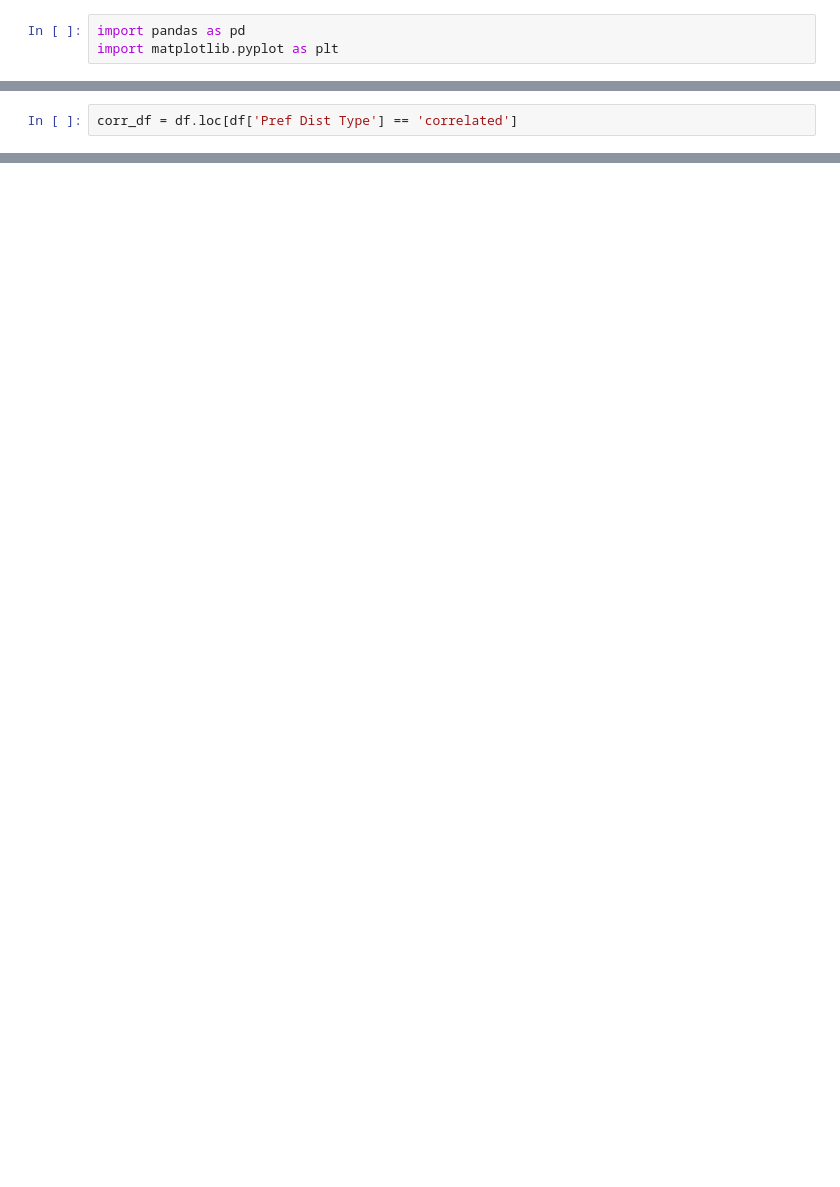
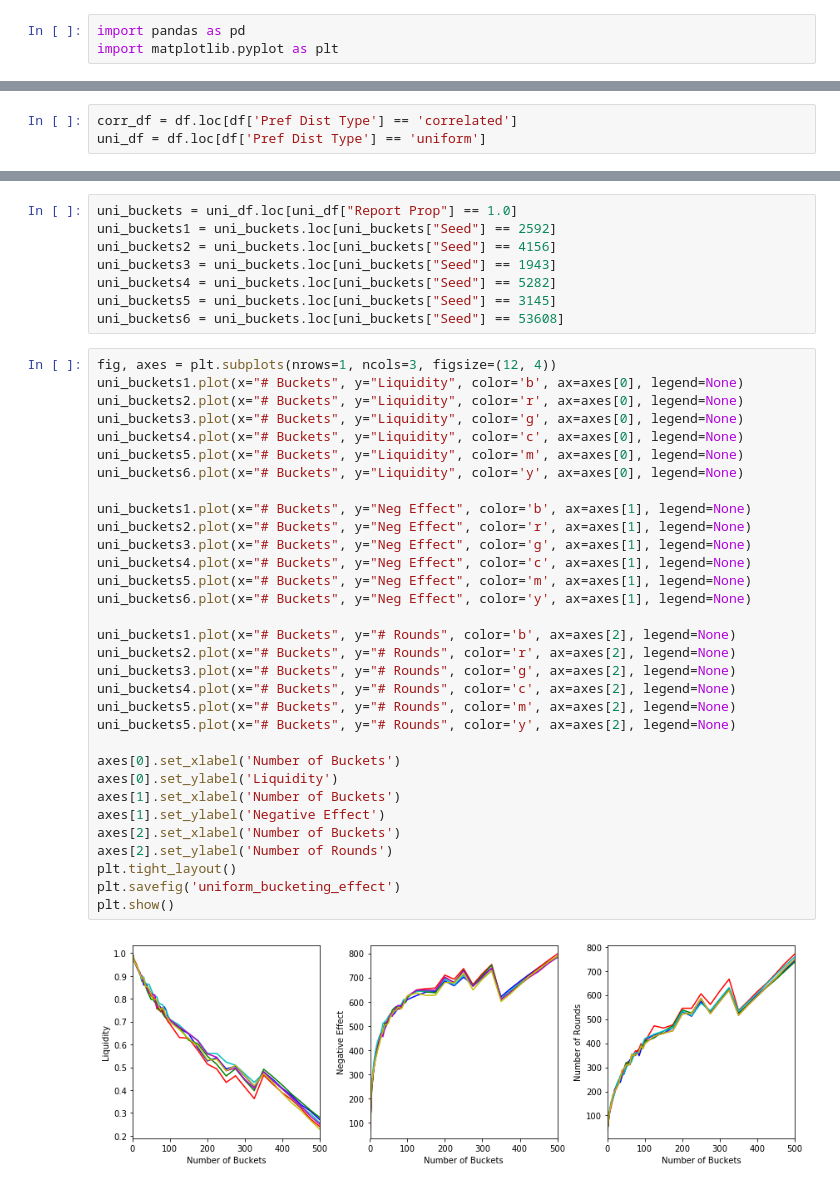
Before and after one commit to jamesbaskerville/RedBrickClub, a Jupyter notebook: sim/Result Analysis and Plots.ipynb, the cells around one changed output, grey strips where cells are left out. Drawn from its saved outputs; the diff is of its cells as text; blank space fills up the shorter version.

```diff
--- a/sim/Result Analysis and Plots.ipynb
+++ b/sim/Result Analysis and Plots.ipynb
@@ -18,5 +23,6 @@ df.head()
 # %%
 corr_df = df.loc[df['Pref Dist Type'] == 'correlated']
+uni_df = df.loc[df['Pref Dist Type'] == 'uniform']
 # %%
 corr_df.head()
 # %% [output]
@@ -75,0 +129,42 @@ plt.show()
+# %%
+uni_buckets = uni_df.loc[uni_df["Report Prop"] == 1.0]
+uni_buckets1 = uni_buckets.loc[uni_buckets["Seed"] == 2592]
+uni_buckets2 = uni_buckets.loc[uni_buckets["Seed"] == 4156]
+uni_buckets3 = uni_buckets.loc[uni_buckets["Seed"] == 1943]
+uni_buckets4 = uni_buckets.loc[uni_buckets["Seed"] == 5282]
+uni_buckets5 = uni_buckets.loc[uni_buckets["Seed"] == 3145]
+uni_buckets6 = uni_buckets.loc[uni_buckets["Seed"] == 53608]
+# %%
+fig, axes = plt.subplots(nrows=1, ncols=3, figsize=(12, 4))
+uni_buckets1.plot(x="# Buckets", y="Liquidity", color='b', ax=axes[0], legend=None)
+uni_buckets2.plot(x="# Buckets", y="Liquidity", color='r', ax=axes[0], legend=None)
+uni_buckets3.plot(x="# Buckets", y="Liquidity", color='g', ax=axes[0], legend=None)
+uni_buckets4.plot(x="# Buckets", y="Liquidity", color='c', ax=axes[0], legend=None)
+uni_buckets5.plot(x="# Buckets", y="Liquidity", color='m', ax=axes[0], legend=None)
+uni_buckets6.plot(x="# Buckets", y="Liquidity", color='y', ax=axes[0], legend=None)
+
+uni_buckets1.plot(x="# Buckets", y="Neg Effect", color='b', ax=axes[1], legend=None)
+uni_buckets2.plot(x="# Buckets", y="Neg Effect", color='r', ax=axes[1], legend=None)
+uni_buckets3.plot(x="# Buckets", y="Neg Effect", color='g', ax=axes[1], legend=None)
+uni_buckets4.plot(x="# Buckets", y="Neg Effect", color='c', ax=axes[1], legend=None)
+uni_buckets5.plot(x="# Buckets", y="Neg Effect", color='m', ax=axes[1], legend=None)
+uni_buckets6.plot(x="# Buckets", y="Neg Effect", color='y', ax=axes[1], legend=None)
+
+uni_buckets1.plot(x="# Buckets", y="# Rounds", color='b', ax=axes[2], legend=None)
+uni_buckets2.plot(x="# Buckets", y="# Rounds", color='r', ax=axes[2], legend=None)
+uni_buckets3.plot(x="# Buckets", y="# Rounds", color='g', ax=axes[2], legend=None)
+uni_buckets4.plot(x="# Buckets", y="# Rounds", color='c', ax=axes[2], legend=None)
+uni_buckets5.plot(x="# Buckets", y="# Rounds", color='m', ax=axes[2], legend=None)
+uni_buckets5.plot(x="# Buckets", y="# Rounds", color='y', ax=axes[2], legend=None)
+
+axes[0].set_xlabel('Number of Buckets')
+axes[0].set_ylabel('Liquidity')
+axes[1].set_xlabel('Number of Buckets')
+axes[1].set_ylabel('Negative Effect')
+axes[2].set_xlabel('Number of Buckets')
+axes[2].set_ylabel('Number of Rounds')
+plt.tight_layout()
+plt.savefig('uniform_bucketing_effect')
+plt.show()
+# %% [output]
+[figure, added]
```
Also changed, not shown: parts of 15 cells of this notebook, 7 other files.
